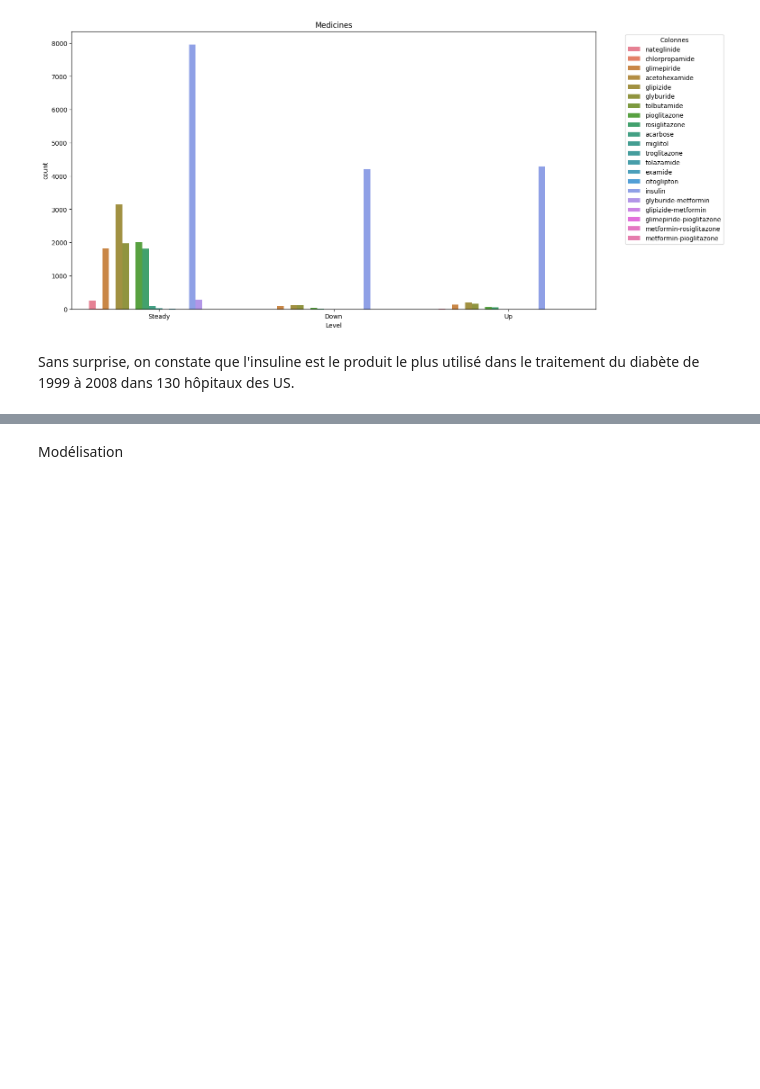
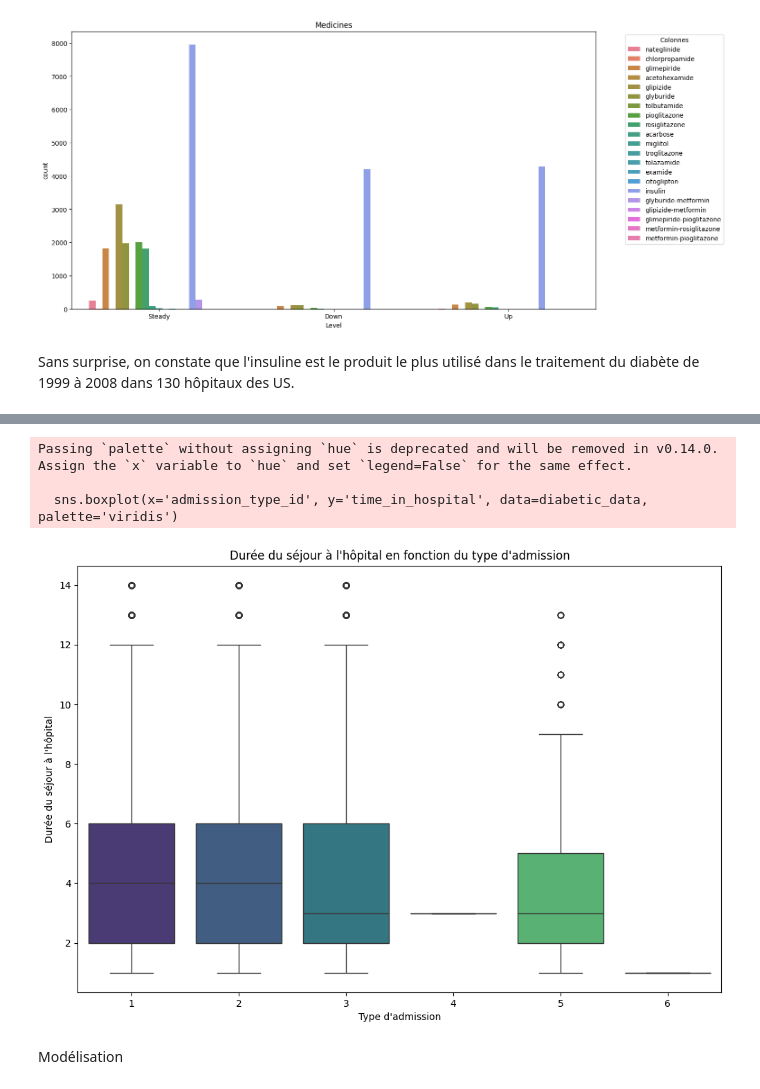
Before and after one commit to NadiaKlos/Python_Final_Project, a Jupyter notebook: Final_Project_Python.ipynb, the cells around one changed output, grey strips where cells are left out. Drawn from its saved outputs; the diff is of its cells as text; code cells hidden in the pictures; blank space fills up the shorter version.

```diff
--- a/Final_Project_Python.ipynb
+++ b/Final_Project_Python.ipynb
@@ -211,3 +217,15 @@ Sans surprise, on constate que l'insuline est le produit le plus utilisé dans l
+# %%
+plt.figure(figsize=(12, 8))
+sns.boxplot(x='admission_type_id', y='time_in_hospital', data=diabetic_data, palette='viridis')
+plt.title('Durée du séjour à l\'hôpital en fonction du type d\'admission')
+plt.xlabel('Type d\'admission')
+plt.ylabel('Durée du séjour à l\'hôpital')
+plt.show()
+# %% [output]
+Passing `palette` without assigning `hue` is deprecated and will be removed in v0.14.0. Assign the `x` variable to `hue` and set `legend=False` for the same effect.
+
+  sns.boxplot(x='admission_type_id', y='time_in_hospital', data=diabetic_data, palette='viridis')
+[figure, added]
 # %% [markdown]
 Modélisation
 # %%
```
Also changed, not shown: parts of 2 cells of this notebook.
